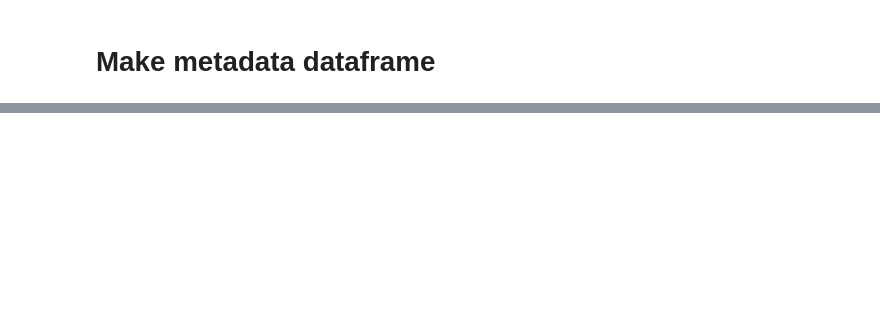
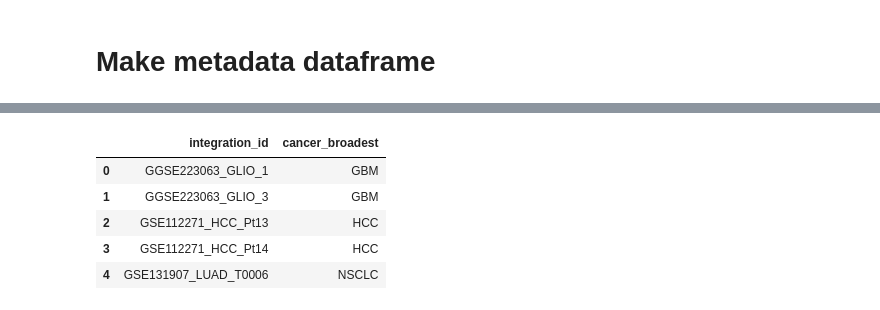
Before and after one commit to tuonglab/Nikita-project, a Jupyter notebook: notebooks/2025-01-13_Pseudobulking.ipynb, the cells around one changed output, grey strips where cells are left out. Cells and saved outputs as stored; diff of their text form; code cells hidden in the pictures; blank space fills up the shorter version.

```diff
--- a/notebooks/2025-01-13_Pseudobulking.ipynb
+++ b/notebooks/2025-01-13_Pseudobulking.ipynb
@@ -128,3 +137,12 @@ metadata.head()
 # %%
-# Reset the index to make 'integration_id' a regular column
-grouped_metadata = grouped_metadata.reset_index()
+# set the index (integration_id) to be a column
+metadata = metadata.reset_index()
+# %%
+metadata.head()
+# %% [output]
+|  | integration_id | cancer_broadest |
+| 0 | GGSE223063_GLIO_1 | GBM |
+| 1 | GGSE223063_GLIO_3 | GBM |
+| 2 | GSE112271_HCC_Pt13 | HCC |
+| 3 | GSE112271_HCC_Pt14 | HCC |
+| 4 | GSE131907_LUAD_T0006 | NSCLC |
```
Also changed, not shown: parts of 11 cells of this notebook.
